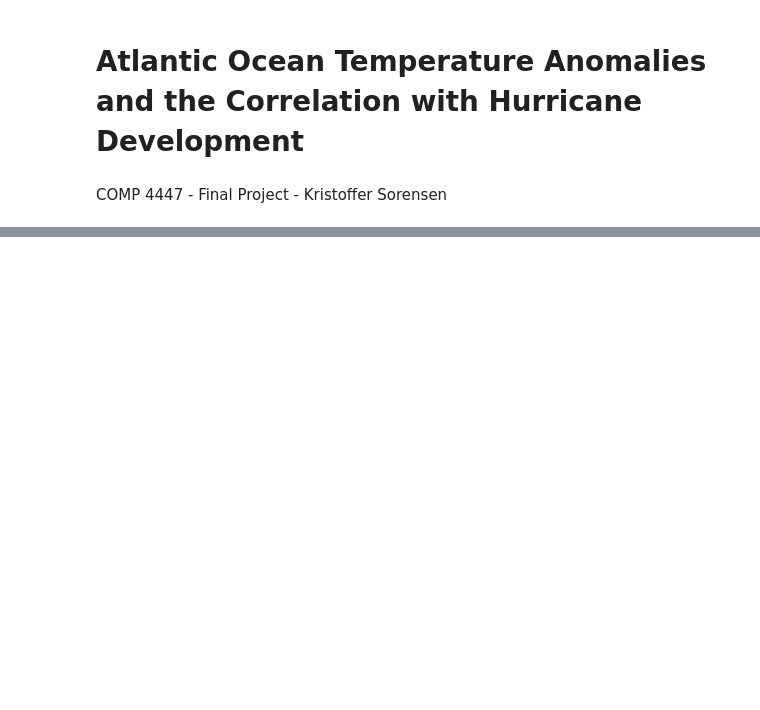
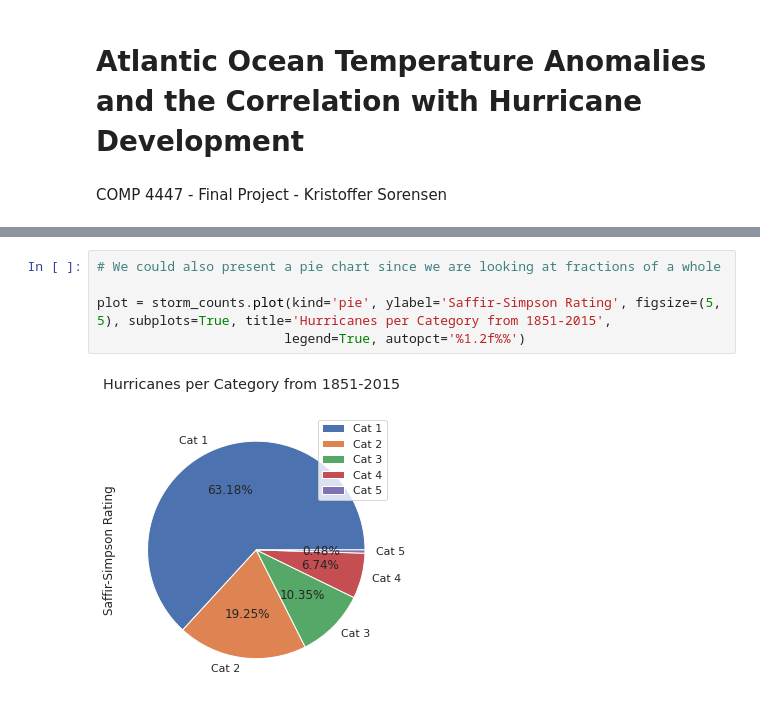
Before and after one commit to ktsorensenWX/TOOL1_Final_Project, a Jupyter notebook: Sorensen_Kristoffer_FinalProject.ipynb, the cells around one changed output, grey strips where cells are left out. Saved outputs shown, nothing was run; the diff lists cells and outputs as text; blank space fills up the shorter version.

```diff
--- a/Sorensen_Kristoffer_FinalProject.ipynb
+++ b/Sorensen_Kristoffer_FinalProject.ipynb
@@ -14,0 +143,7 @@ The first sections will clean both datasets, using pandas to do so. Our focus is
+# %%
+# We could also present a pie chart since we are looking at fractions of a whole
+
+plot = storm_counts.plot(kind='pie', ylabel='Saffir-Simpson Rating', figsize=(5, 5), subplots=True, title='Hurricanes per Category from 1851-2015',
+                        legend=True, autopct='%1.2f%%')
+# %% [output]
+[figure, added]
```
Also changed, not shown: parts of 32 cells of this notebook.
